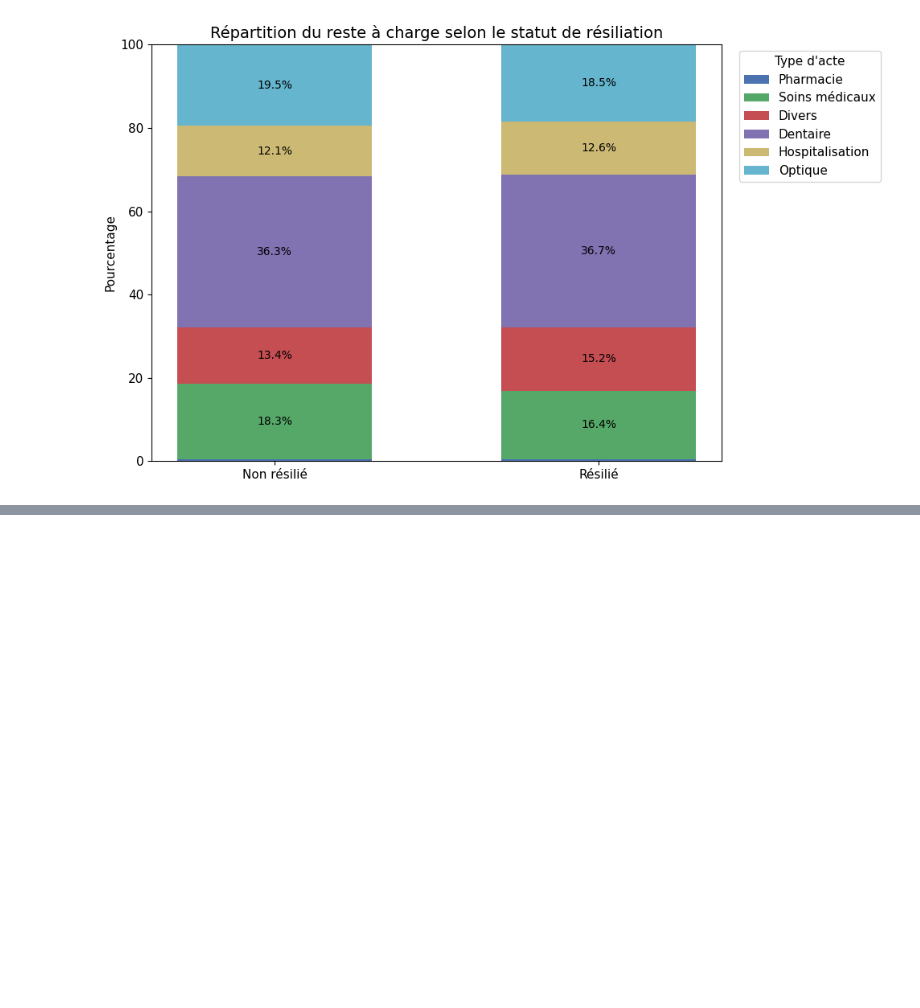
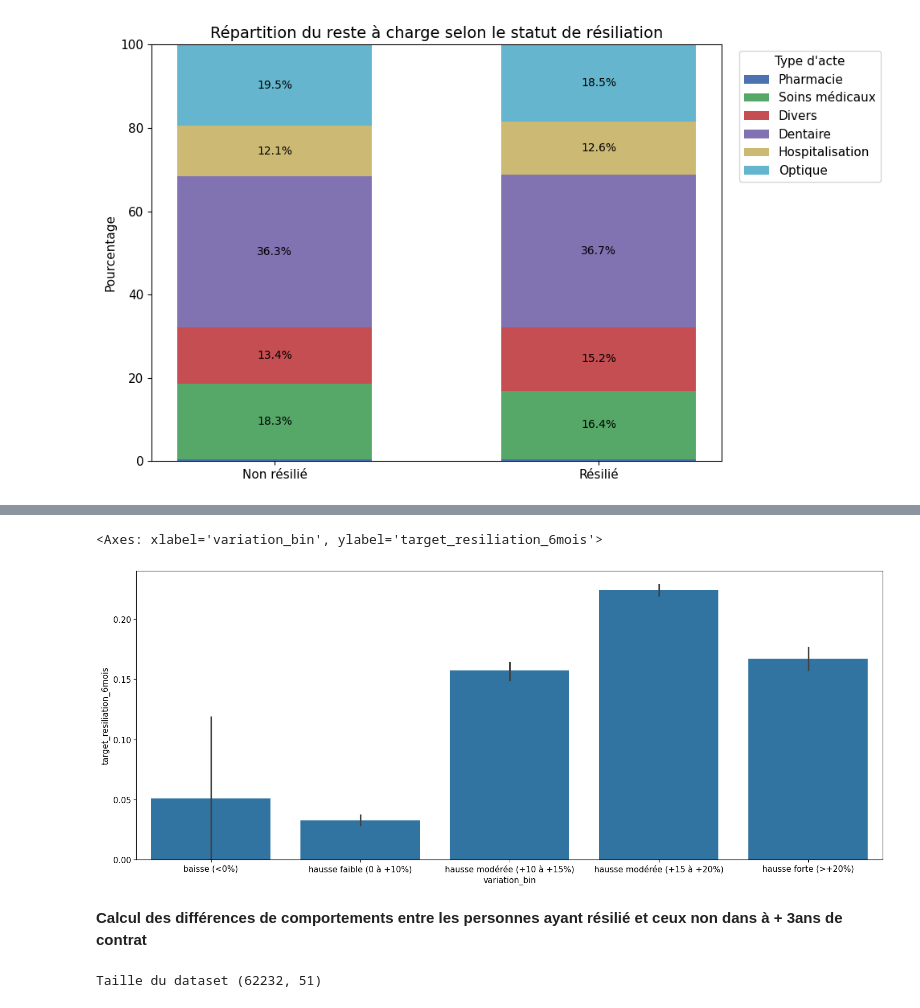
Before and after one commit to kellybourbon2/Alptis-churn-prediction, a Jupyter notebook: notebooks/Overview_Alptis.ipynb, the cells around one changed output, grey strips where cells are left out. Drawn from its saved outputs; the diff is of its cells as text; code cells hidden in the pictures; blank space fills up the shorter version.

```diff
--- a/notebooks/Overview_Alptis.ipynb
+++ b/notebooks/Overview_Alptis.ipynb
@@ -847,0 +1121,35 @@ plt.show()
+# %%
+# Taux de résiliation selon bins prédéfinis
+## On fait un clip des valeurs, i.e on assigne -100 à toutes les valeurs en dessous de -100 et 100 à toutes les valeurs au-dessus de 100
+
+df_taux_bins = df_annee_2_3_filtered.copy()
+df_taux_bins["variation_cotisation_n_n1"] = df_taux_bins["variation_cotisation_n_n1"].clip(-100,100)
+
+bins = [-100, 0, 10, 15, 20, 100]
+
+labels = [
+    "baisse (<0%)",
+    "hausse faible (0 à +10%)",
+    "hausse modérée (+10 à +15%)",
+    "hausse modérée (+15 à +20%)",
+    "hausse forte (>+20%)"
+]
+
+df_taux_bins["variation_bin"] = pd.cut(
+    df_taux_bins["variation_cotisation_n_n1"],
+    bins=bins,
+    labels=labels
+)
+
+churn_by_bin = (
+    df_taux_bins
+    .groupby("variation_bin")
+    .agg(
+        churn_rate=("target_resiliation_6mois", "mean"),
+        avg_price = ("client_cotisations_annualisees_n", "mean"),
+        count=("target_resiliation_6mois", "count")
+    )
+)
+
+churn_by_bin["churn_rate"] = round(100 *churn_by_bin["churn_rate"],2)
+churn_by_bin
@@ -847,0 +1164,10 @@ plt.show()
+# %%
+plt.figure(figsize=(18,7))
+sns.barplot(
+    data=df_taux_bins,
+    x="variation_bin",
+    y="target_resiliation_6mois"
+)
+# %% [output]
+<Axes: xlabel='variation_bin', ylabel='target_resiliation_6mois'>
+[figure, added]
@@ -847,0 +1179,10 @@ plt.show()
+# %% [markdown]
+**Calcul des différences de comportements entre les personnes ayant résilié et ceux non dans à + 3ans de contrat**
+# %%
+# Filtre sur les années 2 et 3
+df_annee_plus_3 = df.copy()
+df_annee_plus_3 = df_annee_plus_3[df_annee_plus_3["critere_1"]=="3ans+"]
+df_annee_plus_3["variation_cotisation_n_n1"] = round(100 * ((df_annee_plus_3["client_cotisations_annualisees_n_plus1"]/df_annee_plus_3["client_cotisations_annualisees_n"])-1) ,2)
+print(f"Taille du dataset {df_annee_plus_3.shape}")
+# %% [output]
+Taille du dataset (62232, 51)
```
Also changed, not shown: parts of 29 cells of this notebook, 3 other files.
